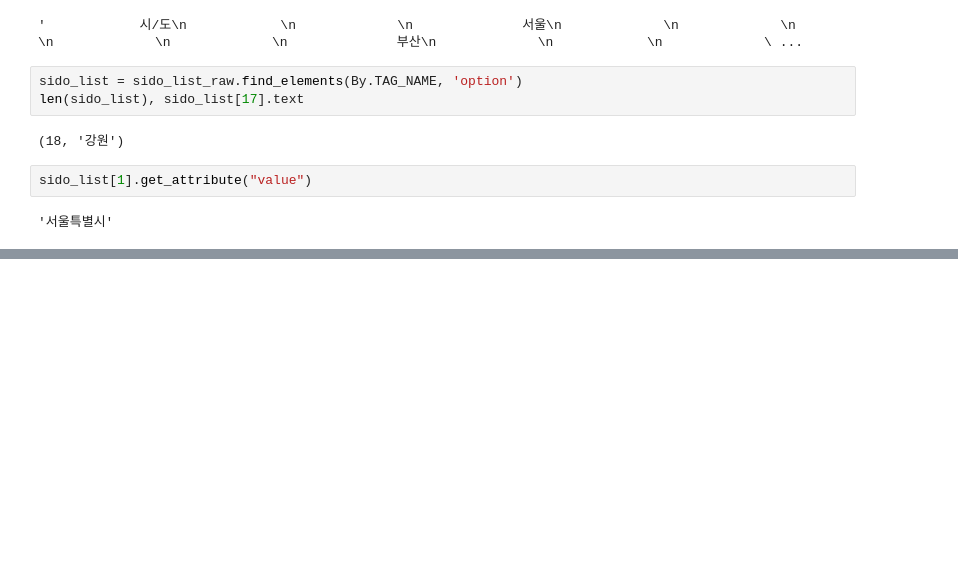
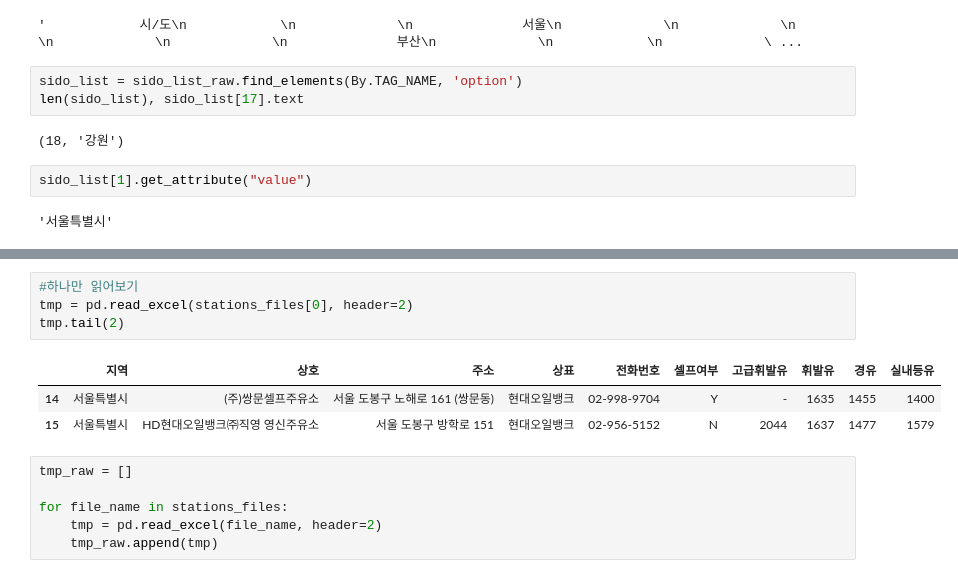
Before and after one commit to offpython/EDA, a Jupyter notebook: 04. Selenium_Basic_1.ipynb, the cells around one changed output, grey strips where cells are left out. Drawn from its saved outputs; the diff is of its cells as text; blank space fills up the shorter version.

```diff
--- a/04. Selenium_Basic_1.ipynb
+++ b/04. Selenium_Basic_1.ipynb
@@ -319,0 +401,14 @@ sido_names
+# %%
+#하나만 읽어보기
+tmp = pd.read_excel(stations_files[0], header=2)
+tmp.tail(2)
+# %% [output]
+|  | 지역 | 상호 | 주소 | 상표 | 전화번호 | 셀프여부 | 고급휘발유 | 휘발유 | 경유 | 실내등유 |
+| 14 | 서울특별시 | (주)쌍문셀프주유소 | 서울 도봉구 노해로 161 (쌍문동) | 현대오일뱅크 | 02-998-9704 | Y | - | 1635 | 1455 | 1400 |
+| 15 | 서울특별시 | HD현대오일뱅크㈜직영 영신주유소 | 서울 도봉구 방학로 151 | 현대오일뱅크 | 02-956-5152 | N | 2044 | 1637 | 1477 | 1579 |
+# %%
+tmp_raw = []
+
+for file_name in stations_files:
+    tmp = pd.read_excel(file_name, header=2)
+    tmp_raw.append(tmp)
```
Also changed, not shown: parts of 20 cells of this notebook.
